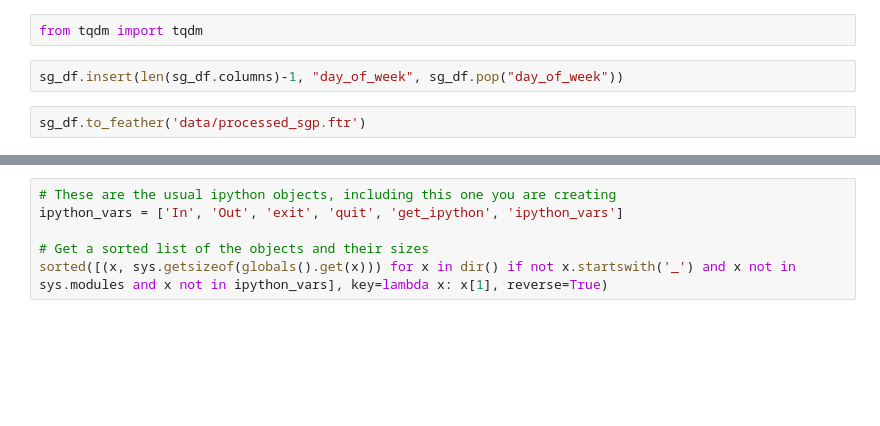
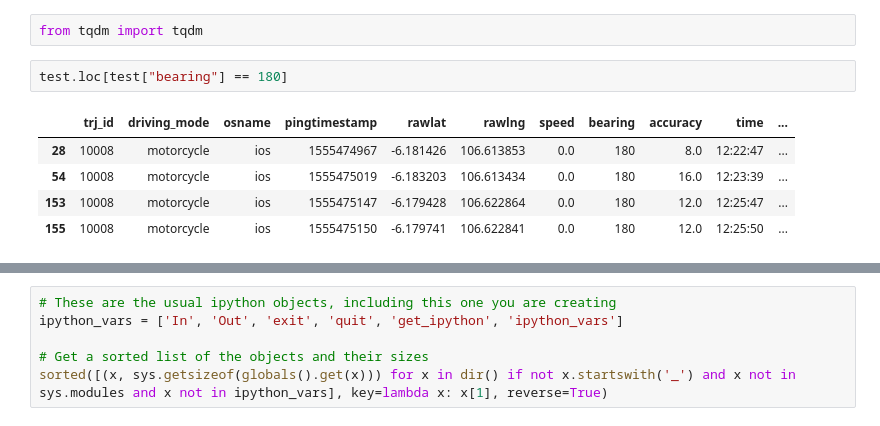
Before and after one commit to kenghweeng/Grab_The_Pulis, a Jupyter notebook: grabxpulis.ipynb, the cells around one changed output, grey strips where cells are left out. Cells and saved outputs as stored; diff of their text form; blank space fills up the shorter version.

```diff
--- a/grabxpulis.ipynb
+++ b/grabxpulis.ipynb
@@ -34,10 +34,14 @@ jkt_df = pd.read_feather('data/jkt.ftr')
 sg_df = pd.read_feather('data/sgp.ftr')
 # %%
 from tqdm import tqdm
-# %%
-sg_df.insert(len(sg_df.columns)-1, "day_of_week", sg_df.pop("day_of_week"))
-# %%
-sg_df.to_feather('data/processed_sgp.ftr')
+# %%
+test.loc[test["bearing"] == 180]
+# %% [output]
+|  | trj_id | driving_mode | osname | pingtimestamp | rawlat | rawlng | speed | bearing | accuracy | time | ... |
+| 28 | 10008 | motorcycle | ios | 1555474967 | -6.181426 | 106.613853 | 0.0 | 180 | 8.0 | 12:22:47 | ... |
+| 54 | 10008 | motorcycle | ios | 1555475019 | -6.183203 | 106.613434 | 0.0 | 180 | 16.0 | 12:23:39 | ... |
+| 153 | 10008 | motorcycle | ios | 1555475147 | -6.179428 | 106.622864 | 0.0 | 180 | 12.0 | 12:25:47 | ... |
+| 155 | 10008 | motorcycle | ios | 1555475150 | -6.179741 | 106.622841 | 0.0 | 180 | 12.0 | 12:25:50 | ... |
 # %%
 # # preprocessing for jakarta df
 # jkt_dfclean = preprocess(jkt_df)
```
Also changed, not shown: parts of 7 cells of this notebook, 1 other file.
